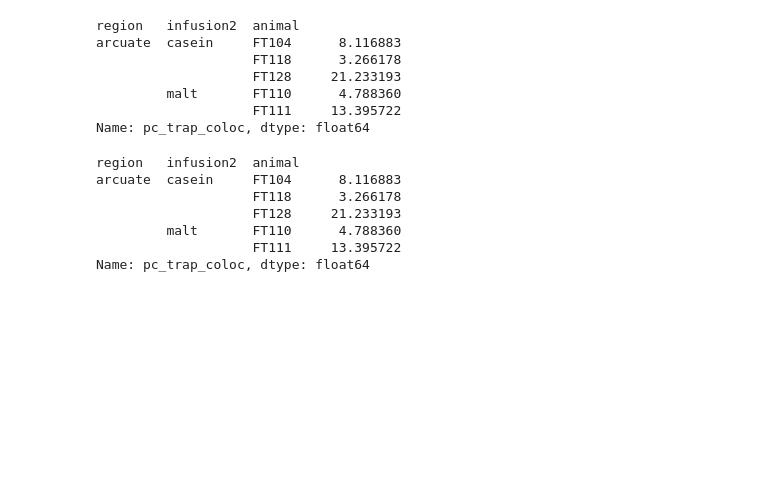
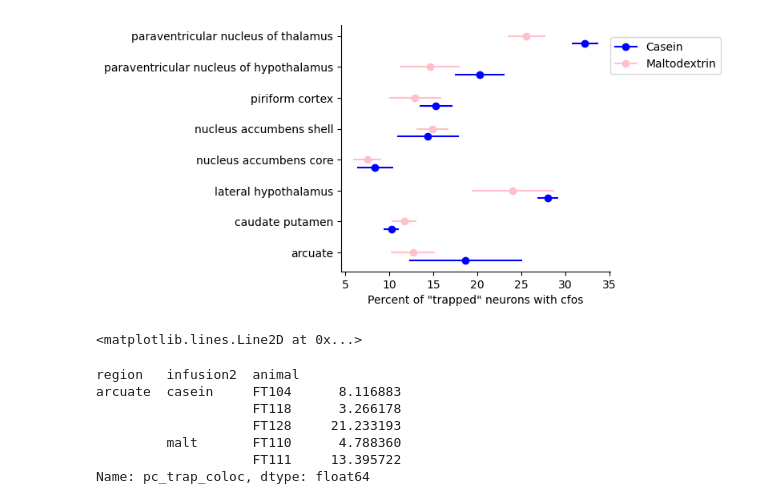
Before and after one commit to mccutcheonlab/fostrap, a Jupyter notebook: scripts/user_roi_analysis.ipynb, the cells around one changed output. Saved outputs shown, nothing was run; the diff lists cells and outputs as text; code cells hidden in the pictures; blank space fills up the shorter version.

```diff
--- a/scripts/user_roi_analysis.ipynb
+++ b/scripts/user_roi_analysis.ipynb
@@ -286,11 +294,39 @@ Text(0.5, 0, 'Percent of trapped neurons with cfos')
 # %%
-temp_df = df_inf["pc_trap_coloc"].xs("NR", level=1)
-temp_df.head()
+# Breakdown by second infusion for protein-restrcited mice
+
+df_inf = df.groupby(by=["region", "diet", "infusion2", "animal"]).mean(numeric_only=True).dropna()
+
+spacing=0.25
+regions = df_inf.index.get_level_values(0).unique().values
+
+cas_lines, malt_lines, water_lines = [], [], []
+
+f, ax = plt.subplots(figsize=(8,4), gridspec_kw={"left":0.4, "right":0.82})
+for idx, region in enumerate(regions):
+
+    temp_df = df_inf["pc_trap_coloc"].loc[region].loc["PR"]
+
+    cas = temp_df.loc["casein"].values
+    malt = temp_df.loc["malt"].values
+    water = temp_df.loc["water"].values
+
+    cas_lines.append(ax.errorbar(np.mean(cas), idx-spacing, xerr=tp.mean_and_sem(cas)[1], marker="o", color="blue", label="Casein"))
+    malt_lines.append(ax.errorbar(np.mean(malt), idx, xerr=tp.mean_and_sem(malt)[1], marker="o", color="pink"))
+#     water_lines.append(ax.errorbar(np.mean(water), idx+spacing, xerr=tp.mean_and_sem(water)[1], marker="o", color="grey"))
+
+#     print(region, ttest_ind(cas, malt))
+
+ax.set_yticks(range(0,8))
+ax.set_yticklabels(region_names)
+
+ax.spines["top"].set_visible(False)
+ax.spines["right"].set_visible(False)
+
+ax.set_xlabel('Percent of "trapped" neurons with cfos')
+
+# ax.legend([cas_lines[0][0], malt_lines[0][0], water_lines[0][0]], ["Casein", "Maltodextrin", "Water"],loc=(1,0.8))
+ax.legend([cas_lines[0][0], malt_lines[0][0]], ["Casein", "Maltodextrin"],loc=(1,0.8))
+
+f.savefig(os.path.join("..\\results", "pc_coloc_by_inf.png"))
 # %% [output]
-region   infusion2  animal
-arcuate  casein     FT104      8.116883
-                    FT118      3.266178
-                    FT128     21.233193
-         malt       FT110      4.788360
-                    FT111     13.395722
-Name: pc_trap_coloc, dtype: float64
+[figure, added]
@@ -297,3 +335,7 @@ Name: pc_trap_coloc, dtype: float64
+# %%
+cas_lines[0][0]
+# %% [output]
+<matplotlib.lines.Line2D at 0x...>
 # %%
 temp_df = df_inf["pc_trap_coloc"].xs("NR", level=1, drop_level=True)
 temp_df.head()
```
Also changed, not shown: parts of 19 cells of this notebook, 8 other files.
